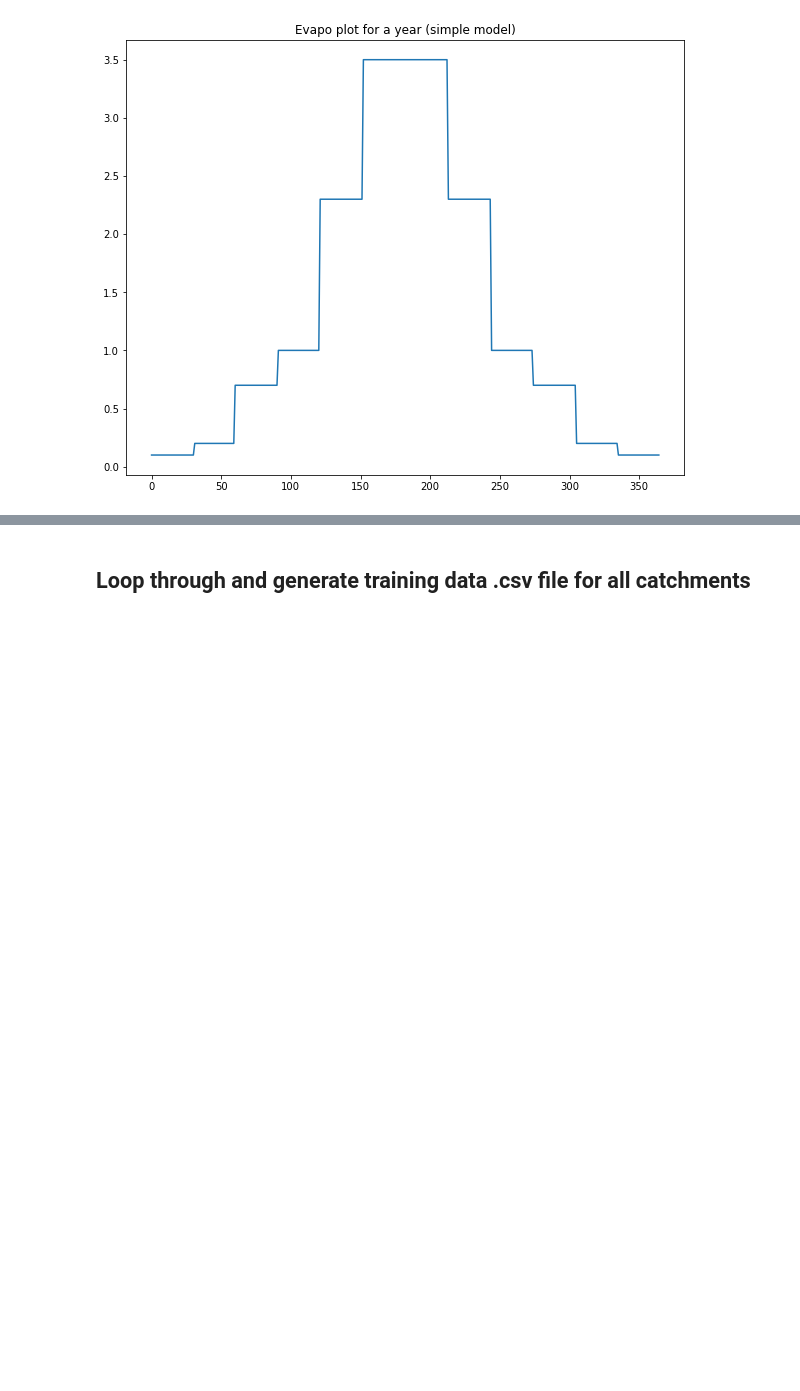
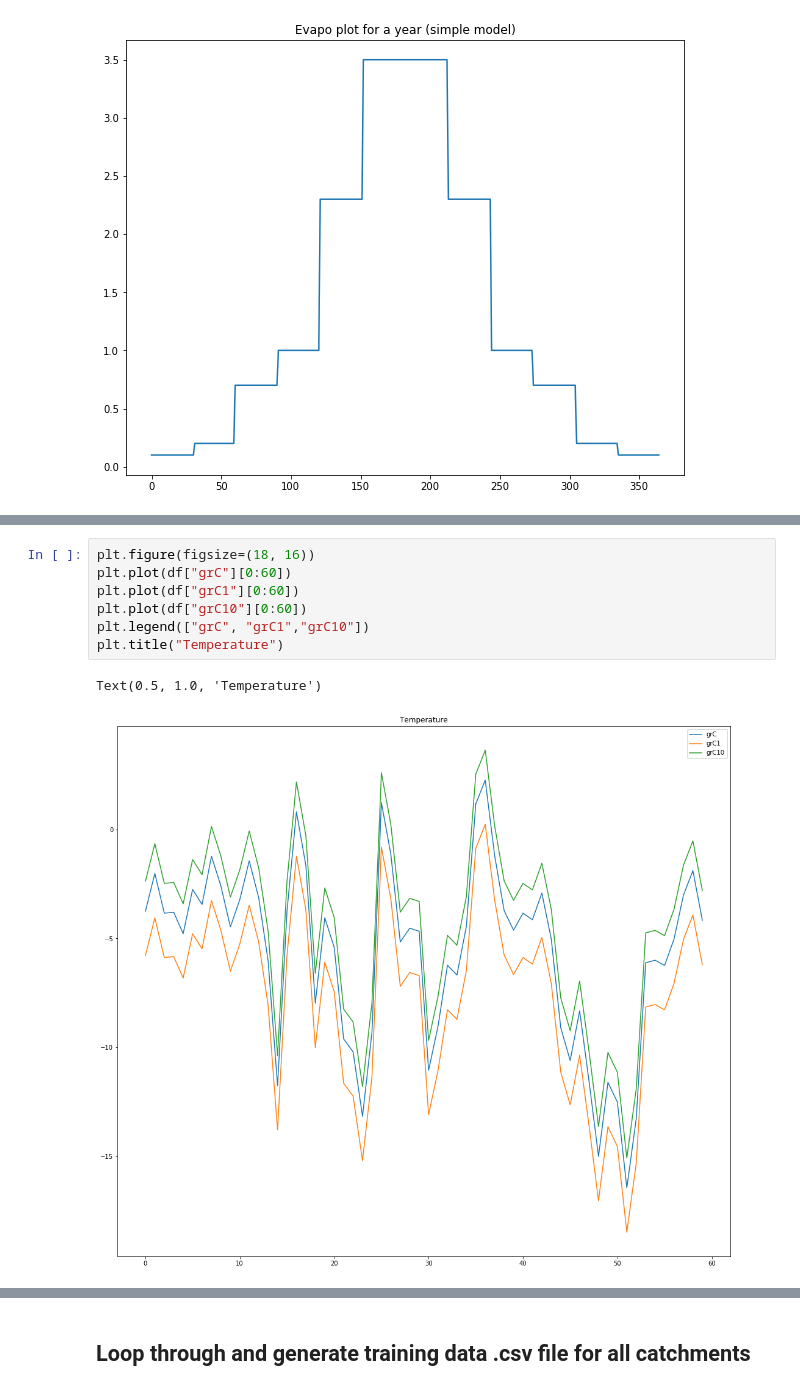
Before and after one commit to chrskj/TTK4853-hbv-ham5, a Jupyter notebook: Python/training_data_parser.ipynb, the cells around one changed output, grey strips where cells are left out. Cells and saved outputs as stored; diff of their text form; blank space fills up the shorter version.

```diff
--- a/Python/training_data_parser.ipynb
+++ b/Python/training_data_parser.ipynb
@@ -297,0 +311,10 @@ df.head()
+# %%
+plt.figure(figsize=(18, 16))
+plt.plot(df["grC"][0:60])
+plt.plot(df["grC1"][0:60])
+plt.plot(df["grC10"][0:60])
+plt.legend(["grC", "grC1","grC10"])
+plt.title("Temperature")
+# %% [output]
+Text(0.5, 1.0, 'Temperature')
+[figure, added]
```
Also changed, not shown: parts of 9 cells of this notebook, 18 other files.
